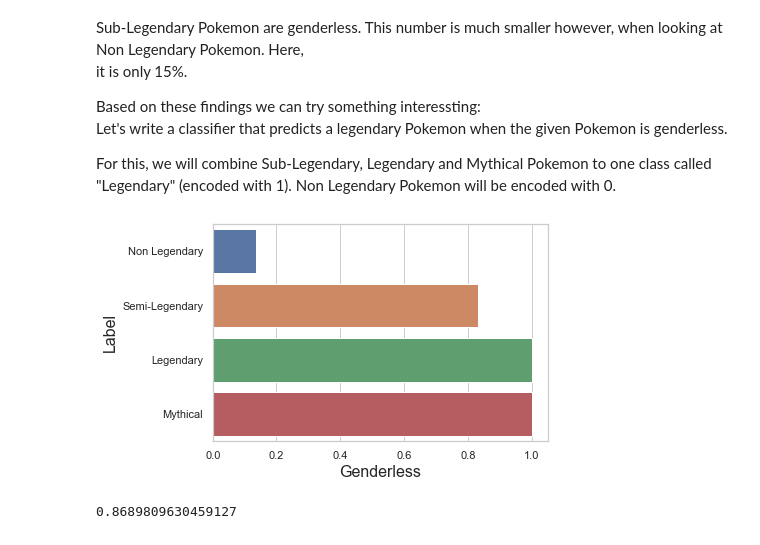
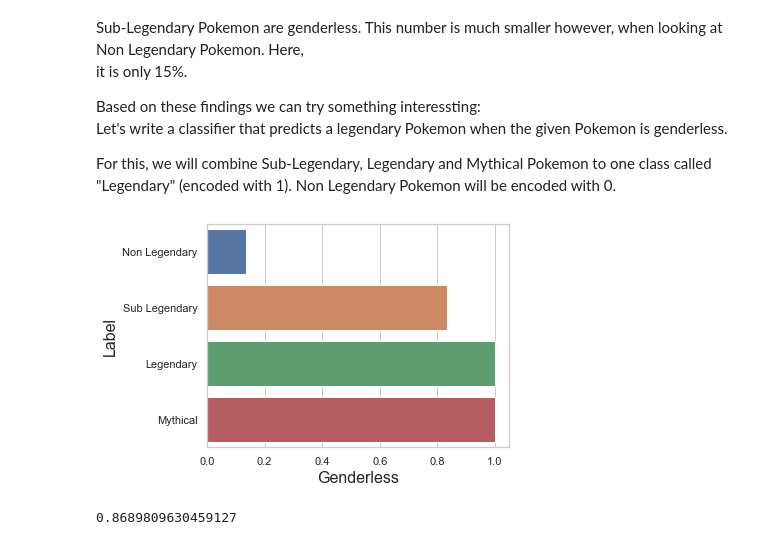
Before and after one commit to paqui003/pokemon_analysis, a Jupyter notebook: Pokemon/exploration/exploration.ipynb, the cells around one changed output. Saved outputs shown, nothing was run; the diff lists cells and outputs as text; code cells hidden in the pictures.

```diff
--- a/Pokemon/exploration/exploration.ipynb
+++ b/Pokemon/exploration/exploration.ipynb
@@ -46,6 +50,7 @@ import numpy as np
 
 pokemonMaster_df["Label"] = pokemonMaster_df["Label"].apply(lambda x: "Non Legendary" if x is np.NaN else x)
 pokemonMaster_df.drop(columns=["Legendary"], inplace = True)
+pokemonMaster_df["Label"] = pokemonMaster_df["Label"].apply(lambda x: "Sub Legendary" if x == "Semi-Legendary" else x)
 # %%
 from collections import defaultdict
 
@@ -269,9 +291,11 @@ Non Legendary Pokemon will be encoded with 0.
 # %%
 sns.set_style("whitegrid")
 sns.barplot(x=pokemonMaster_df["Genderless"], y=pokemonMaster_df["Label"], ci = None)
 plt.xlabel("Genderless", fontsize = 16)
 plt.ylabel("Label", fontsize = 16)
+
+plt.tight_layout()
 plt.savefig("../figures/bar_genderless.pdf")
 # %% [output]
-[figure, old version]
+[figure, new version]
 # %%
```
Also changed, not shown: parts of 35 cells of this notebook, 39 other files.
